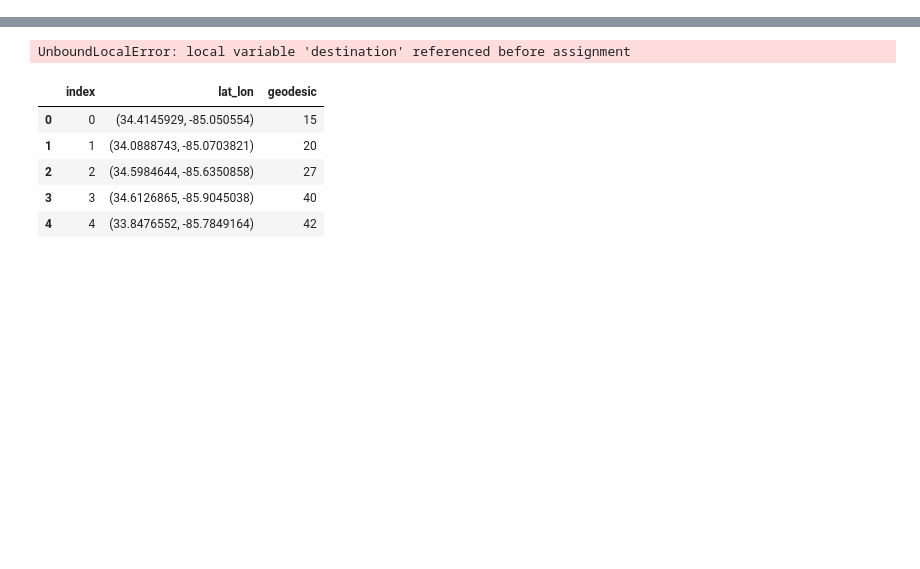
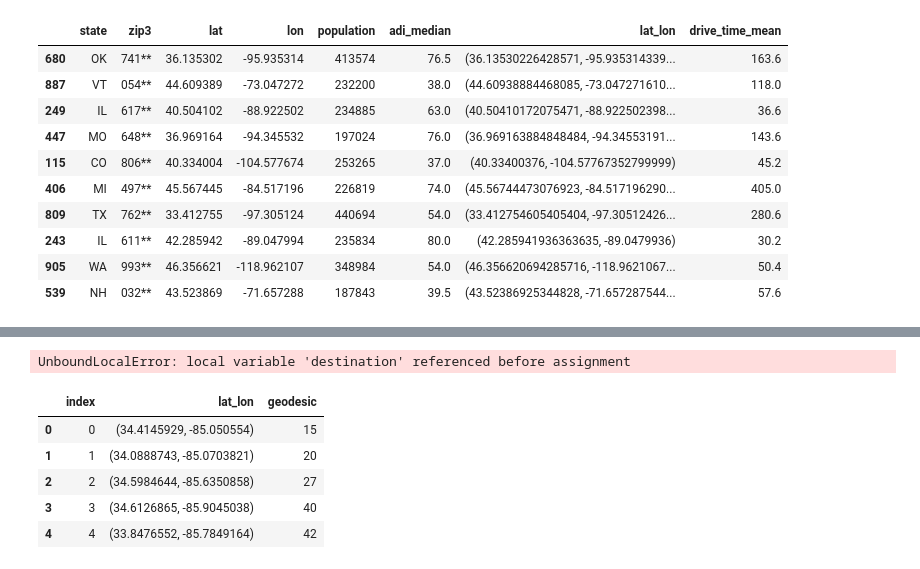
Before and after one commit to openhealthdataorg/post-roe, a Jupyter notebook: notebooks/2022-08-17/_workbench.ipynb, the cells around one changed output, grey strips where cells are left out. Drawn from its saved outputs; the diff is of its cells as text; code cells hidden in the pictures; blank space fills up the shorter version.

```diff
--- a/notebooks/2022-08-17/_workbench.ipynb
+++ b/notebooks/2022-08-17/_workbench.ipynb
@@ -0,0 +37,2 @@
+# %%
+destinations = bq.synthetic_clinics_query()
@@ -1 +57,36 @@
+# %%
+DATA_BASE = "/Users/parker/Development/post-roe/data/"
+BUCKET_BASE = "https://storage.googleapis.com/www.postroemap.org/data"
+df = pd.read_csv(f"{DATA_BASE}/tf/_220805_wp_roe_data.csv")
+# df.to_csv(f"{BUCKET_BASE}/tf/_220805_wp_roe_data.csv")
+# %%
+def get_drive_time_mean(origin, k=5) -> float:
+    df = destinations[["lat_lon"]].reset_index()
+    # 1. find k closest geodesic "as the crow flies"
+    df["geodesic"] = df["lat_lon"].apply(
+        lambda d: Distance.geodesic(origin["lat_lon"], d)
+    )
+    df = df.sort_values("geodesic")[0:k]
+    # 2. find the drive time
+    df["drive_time"] = df["lat_lon"].apply(
+        lambda d: Distance.drive_time(origin["lat_lon"], d)
+    )
+    # display(df)
+    return df["drive_time"].mean()
+
+df = origins.sample(10)
+df['drive_time_mean'] = df.apply(get_drive_time_mean, axis=1)
+df
+# %% [output]
+|  | state | zip3 | lat | lon | population | adi_median | lat_lon | drive_time_mean |
+| 680 | OK | 741** | 36.135302 | -95.935314 | 413574 | 76.5 | (36.13530226428571, -95.935314339... | 163.6 |
+| 887 | VT | 054** | 44.609389 | -73.047272 | 232200 | 38.0 | (44.60938884468085, -73.047271610... | 118.0 |
+| 249 | IL | 617** | 40.504102 | -88.922502 | 234885 | 63.0 | (40.50410172075471, -88.922502398... | 36.6 |
+| 447 | MO | 648** | 36.969164 | -94.345532 | 197024 | 76.0 | (36.969163884848484, -94.34553191... | 143.6 |
+| 115 | CO | 806** | 40.334004 | -104.577674 | 253265 | 37.0 | (40.33400376, -104.57767352799999) | 45.2 |
+| 406 | MI | 497** | 45.567445 | -84.517196 | 226819 | 74.0 | (45.56744473076923, -84.517196290... | 405.0 |
+| 809 | TX | 762** | 33.412755 | -97.305124 | 440694 | 54.0 | (33.412754605405404, -97.30512426... | 280.6 |
+| 243 | IL | 611** | 42.285942 | -89.047994 | 235834 | 80.0 | (42.285941936363635, -89.0479936) | 30.2 |
+| 905 | WA | 993** | 46.356621 | -118.962107 | 348984 | 54.0 | (46.356620694285716, -118.9621067... | 50.4 |
+| 539 | NH | 032** | 43.523869 | -71.657288 | 187843 | 39.5 | (43.52386925344828, -71.657287544... | 57.6 |
 # %%
```
Also changed, not shown: parts of 3 cells of this notebook, 12 other files.
